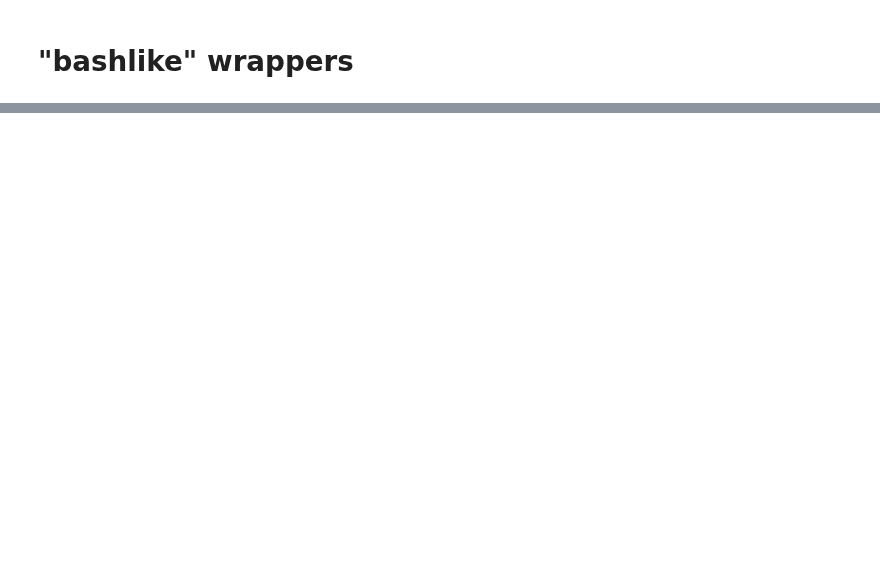
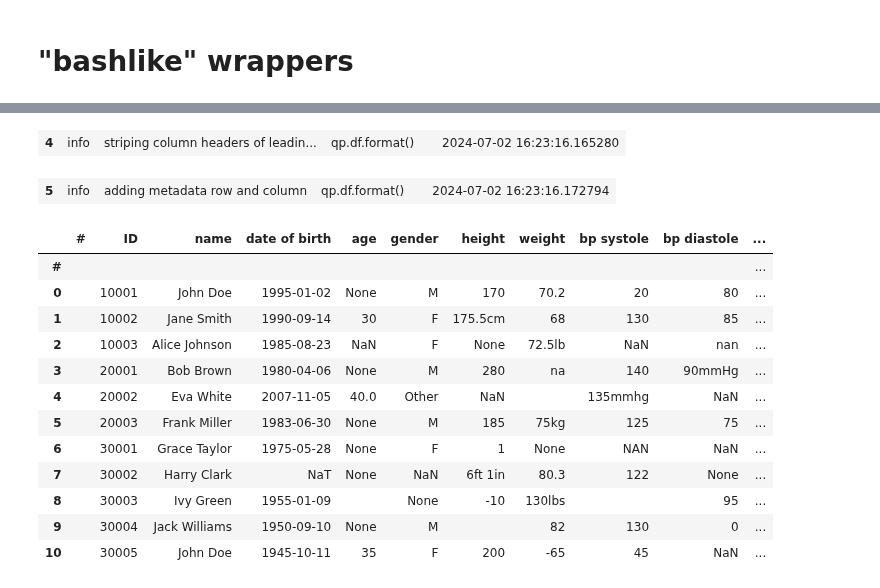
Before and after one commit to MartinVoelkl94/qplib_dev, a Jupyter notebook: prototyping.ipynb, the cells around one changed output, grey strips where cells are left out. Cells and saved outputs as stored; diff of their text form; code cells hidden in the pictures; blank space fills up the shorter version.

```diff
--- a/prototyping.ipynb
+++ b/prototyping.ipynb
@@ -1365,0 +1623,33 @@ if 'cards' not in globals():
+# %%
+import qplib as qp
+
+df = qp.get_df().format()
+
+df.q(
+	'=name', 'is any', 'x = x.title()',
+	'=date of birth', 'is any', 'to date',
+	'=age', '!is num // <0', 'x=None',
+	'=gender', "? str(x).lower()  in  ['m', 'male', 'mal']", 'x = "M"',
+    '=gender', "? str(x).lower()  in  ['f', 'female', 'ff']", 'x = "F"',
+    '=diabetes', 'is any', 'to yn',
+	'>> is any', '>> is any', '',
+	diff=None,
+	inplace=False,
+	verbosity=3,
+	)
+# %% [output]
+| 4 | info | striping column headers of leadin... | qp.df.format() |  | 2024-07-02 16:23:16.165280 |
+| 5 | info | adding metadata row and column | qp.df.format() |  | 2024-07-02 16:23:16.172794 |
+|  | # | ID | name | date of birth | age | gender | height | weight | bp systole | bp diastole | ... |
+| # |  |  |  |  |  |  |  |  |  |  | ... |
+| 0 |  | 10001 | John Doe | 1995-01-02 | None | M | 170 | 70.2 | 20 | 80 | ... |
+| 1 |  | 10002 | Jane Smith | 1990-09-14 | 30 | F | 175.5cm | 68 | 130 | 85 | ... |
+| 2 |  | 10003 | Alice Johnson | 1985-08-23 | NaN | F | None | 72.5lb | NaN | nan | ... |
+| 3 |  | 20001 | Bob Brown | 1980-04-06 | None | M | 280 | na | 140 | 90mmHg | ... |
+| 4 |  | 20002 | Eva White | 2007-11-05 | 40.0 | Other | NaN |  | 135mmhg | NaN | ... |
+| 5 |  | 20003 | Frank Miller | 1983-06-30 | None | M | 185 | 75kg | 125 | 75 | ... |
+| 6 |  | 30001 | Grace Taylor | 1975-05-28 | None | F | 1 | None | NAN | NaN | ... |
+| 7 |  | 30002 | Harry Clark | NaT | None | NaN | 6ft 1in | 80.3 | 122 | None | ... |
+| 8 |  | 30003 | Ivy Green | 1955-01-09 |  | None | -10 | 130lbs |  | 95 | ... |
+| 9 |  | 30004 | Jack Williams | 1950-09-10 | None | M |  | 82 | 130 | 0 | ... |
+| 10 |  | 30005 | John Doe | 1945-10-11 | 35 | F | 200 | -65 | 45 | NaN | ... |
```
Also changed, not shown: parts of 10 cells of this notebook, 4 other files.
